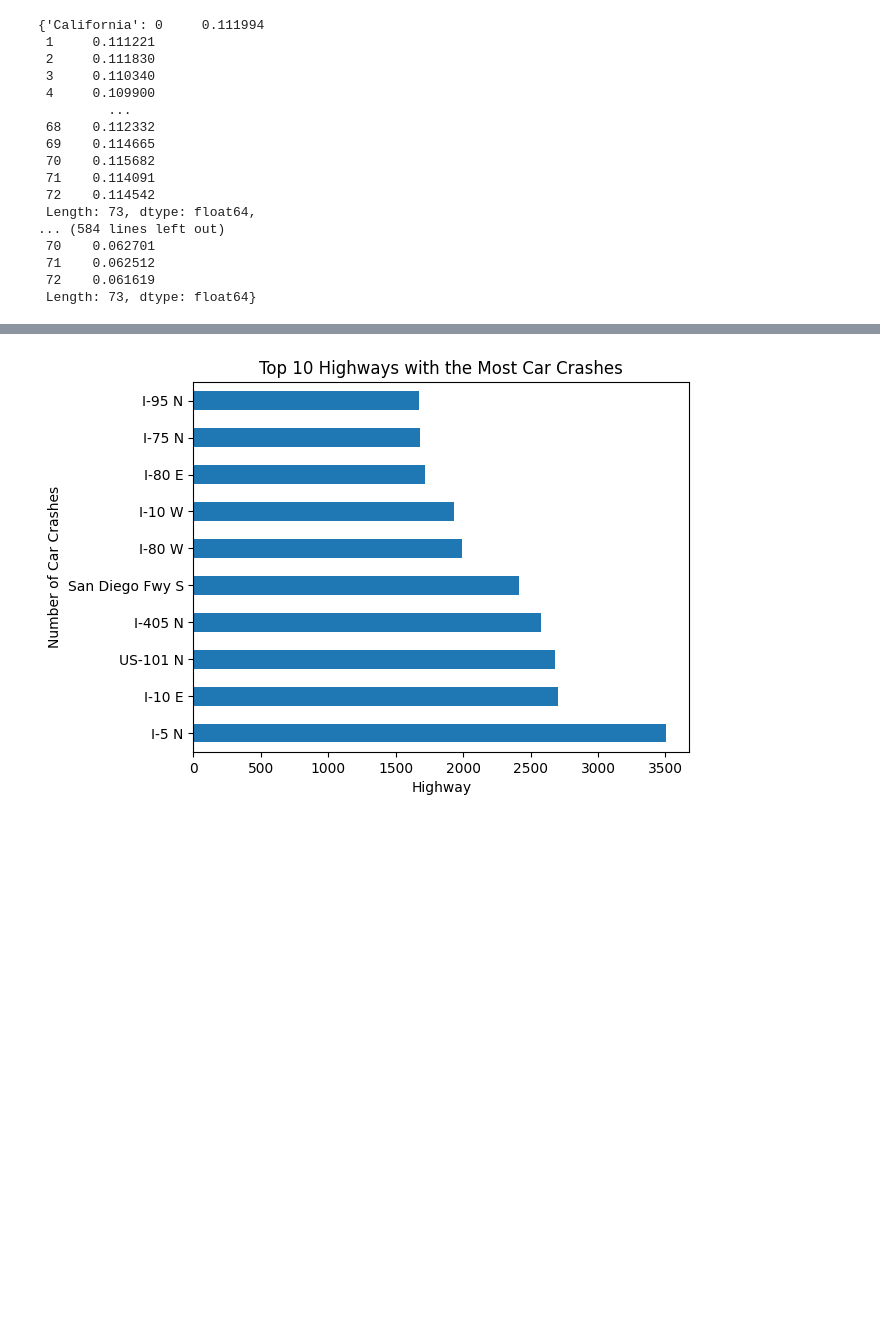
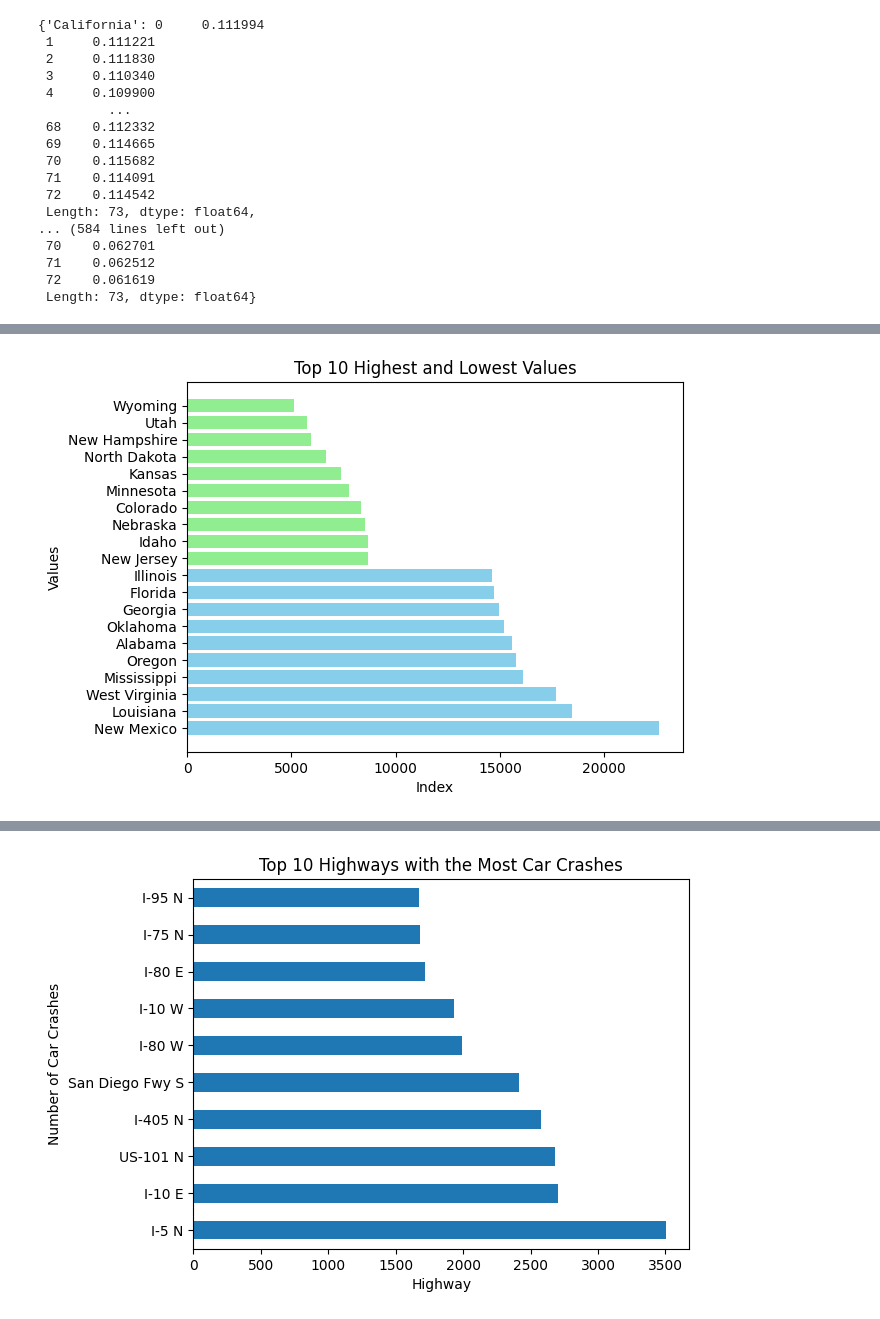
Before and after one commit to MatthewKolotylo/Car-Crash-Analytics-, a Jupyter notebook: Project Master Copy.ipynb, the cells around one changed output, grey strips where cells are left out. Saved outputs shown, nothing was run; the diff lists cells and outputs as text; code cells hidden in the pictures; blank space fills up the shorter version.

```diff
--- a/Project Master Copy.ipynb
+++ b/Project Master Copy.ipynb
@@ -1021,0 +1064,20 @@ snap_benefits_per_capita_df * 100000 #multiplying by 100,000 to get: Number of S
+# %%
+import matplotlib.pyplot as plt
+
+# Assuming top_10_highest_snap and top_10_lowest_snap are your DataFrames
+# and 'your_column' is the column you want to visualize
+# Replace 'your_column' with the actual column name
+
+# Combine the two DataFrames
+combined_df = pd.concat([top_10_highest_snap, top_10_lowest_snap]).sort_values(ascending=False)
+
+# Plot the bar graph
+colors = ['skyblue'] * len(top_10_highest_snap) + ['lightgreen'] * len(top_10_lowest_snap)
+plt.barh(combined_df.index, combined_df.values, color=colors)
+
+plt.xlabel('Index')
+plt.ylabel('Values')
+plt.title('Top 10 Highest and Lowest Values')
+plt.show()
+# %% [output]
+[figure, added]
```
Also changed, not shown: parts of 13 cells of this notebook.
